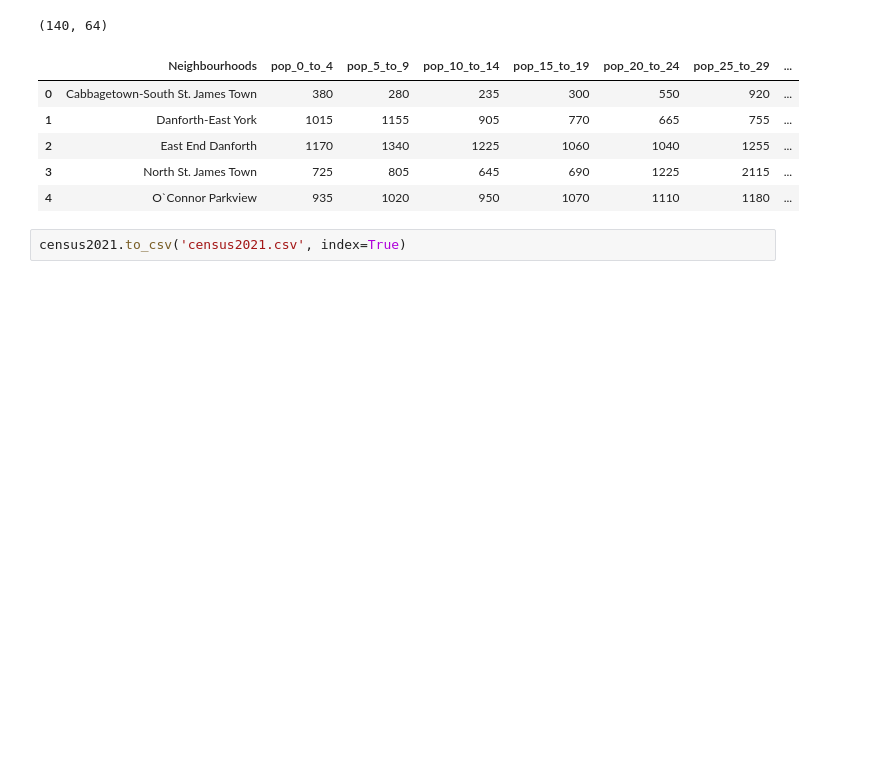
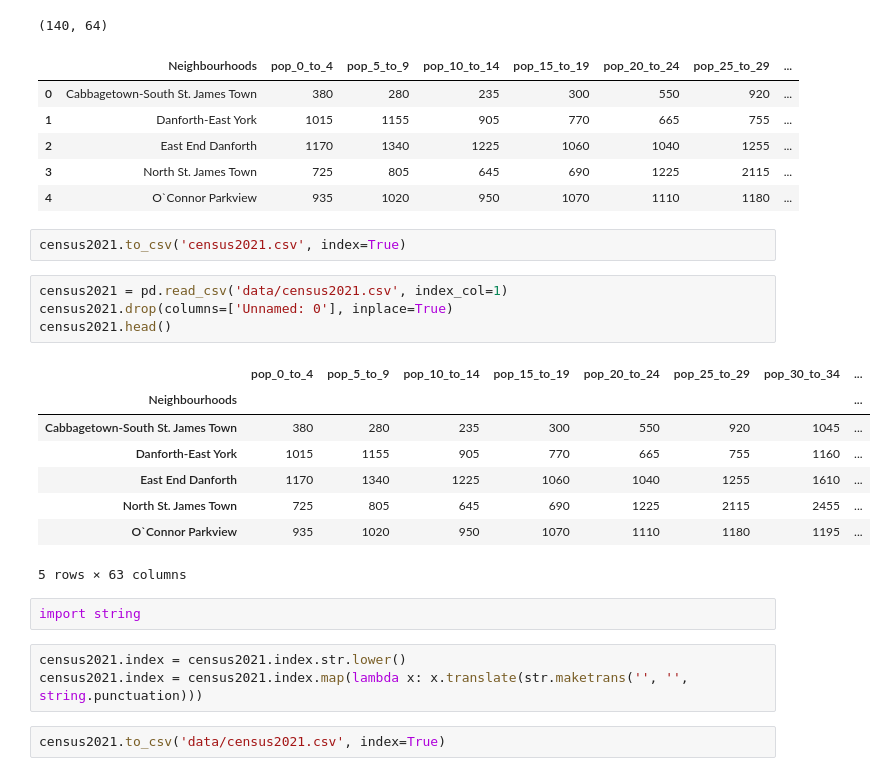
Before and after one commit to michellefilipaa/SSML_TermProject, a Jupyter notebook: Census2021_cleaning.ipynb, the cells around one changed output. Cells and saved outputs as stored; diff of their text form; blank space fills up the shorter version.

Commit message:
made the neighbourhoods clean and the index

```diff
--- a/Census2021_cleaning.ipynb
+++ b/Census2021_cleaning.ipynb
@@ -312,3 +304,23 @@ census2021.head()
 | 4 | O`Connor Parkview | 935 | 1020 | 950 | 1070 | 1110 | 1180 | ... |
 # %%
 census2021.to_csv('census2021.csv', index=True)
+# %%
+census2021 = pd.read_csv('data/census2021.csv', index_col=1)
+census2021.drop(columns=['Unnamed: 0'], inplace=True)
+census2021.head()
+# %% [output]
+|  | pop_0_to_4 | pop_5_to_9 | pop_10_to_14 | pop_15_to_19 | pop_20_to_24 | pop_25_to_29 | pop_30_to_34 | ... |
+| Neighbourhoods |  |  |  |  |  |  |  | ... |
+| Cabbagetown-South St. James Town | 380 | 280 | 235 | 300 | 550 | 920 | 1045 | ... |
+| Danforth-East York | 1015 | 1155 | 905 | 770 | 665 | 755 | 1160 | ... |
+| East End Danforth | 1170 | 1340 | 1225 | 1060 | 1040 | 1255 | 1610 | ... |
+| North St. James Town | 725 | 805 | 645 | 690 | 1225 | 2115 | 2455 | ... |
+| O`Connor Parkview | 935 | 1020 | 950 | 1070 | 1110 | 1180 | 1195 | ... |
+5 rows × 63 columns
+# %%
+import string
+# %%
+census2021.index = census2021.index.str.lower()
+census2021.index = census2021.index.map(lambda x: x.translate(str.maketrans('', '', string.punctuation)))
+# %%
+census2021.to_csv('data/census2021.csv', index=True)
```
Also changed, not shown: parts of 1 cell of this notebook, 1 other file.
